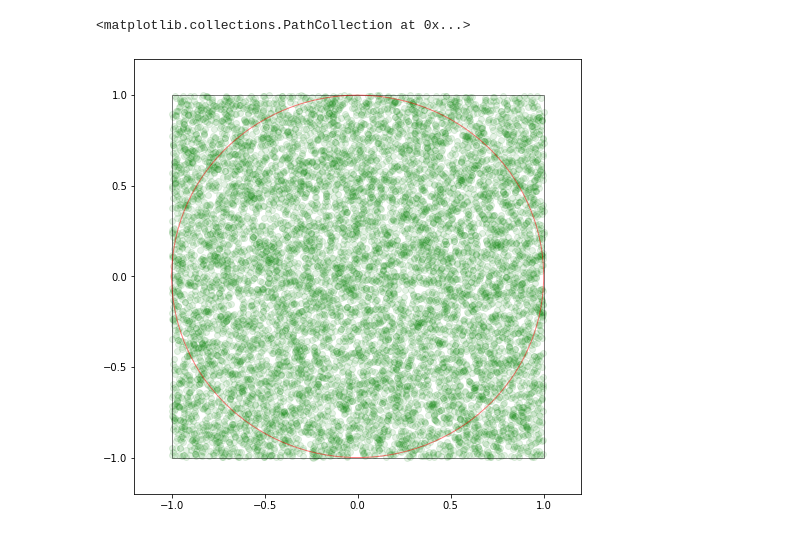
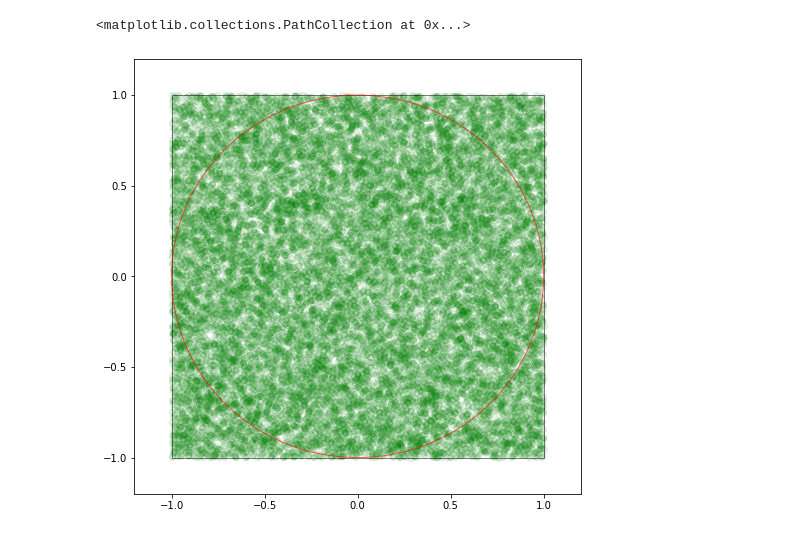
Before and after one commit to Israt-Tasnim/Math-6397, a Jupyter notebook: Homework/3.2.ipynb, the cells around one changed output. Drawn from its saved outputs; the diff is of its cells as text; code cells hidden in the pictures.

```diff
--- a/Homework/3.2.ipynb
+++ b/Homework/3.2.ipynb
@@ -16,22 +7,22 @@ plt.rcParams['figure.figsize'] = [8, 8]
 # %%
 fig, ax = plt.subplots() # note we must use plt.subplots, not plt.subplot
 # (or if you have an existing figure)
 
 board=plt.Rectangle((-1,-1),2,2,edgecolor='black',facecolor='none',alpha=0.5)
-circle = plt.Circle((0, 0), 1, edgecolor='r',facecolor='none',alpha=0.5)
+circle = plt.Circle((0, 0), 1, edgecolor='r',facecolor='none',alpha=0.6)
 x=np.linspace(-1,1,10000)
 y=uniform.rvs(-1,2,10000)
 ax = plt.gca()
 ax.set_xlim((-1.2, 1.2))
 ax.set_ylim((-1.2, 1.2))
 
 ax.add_patch(board)
 ax.add_patch(circle)
-#ax.scatter(np.linspace(-1,1,10000),uniform.rvs(-1,2,10000),color='g',alpha=0.1)
+ax.scatter(np.linspace(-1,1,10000),uniform.rvs(-1,2,10000),color='g',alpha=0.1)
 ax.scatter(x,y,color='g',alpha=0.1)
 # %% [output]
 <matplotlib.collections.PathCollection at 0x...>
-[figure, old version]
+[figure, new version]
 # %%
 #distance(radius) of darts from the origin
 dist=x**2+y**2
```
Also changed, not shown: parts of 4 cells of this notebook.
